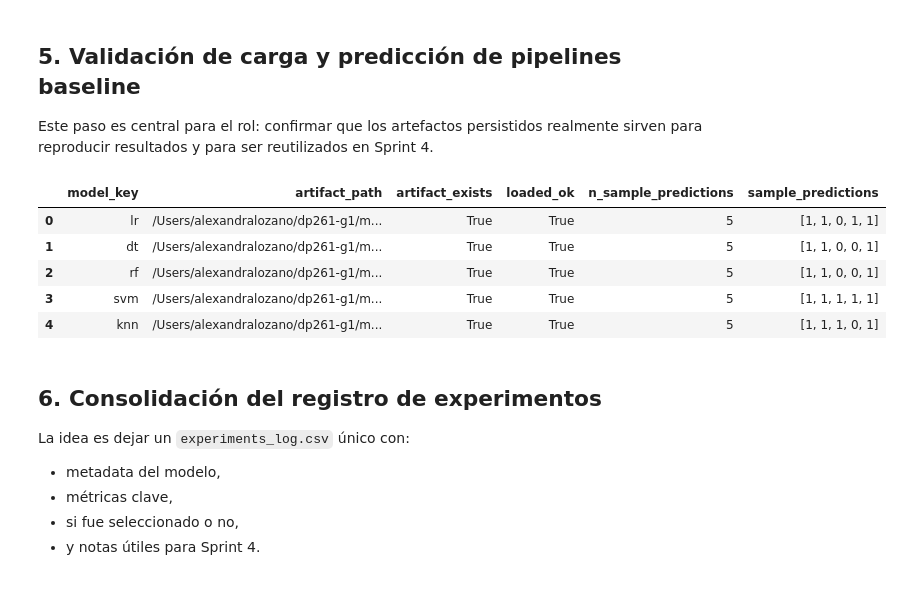
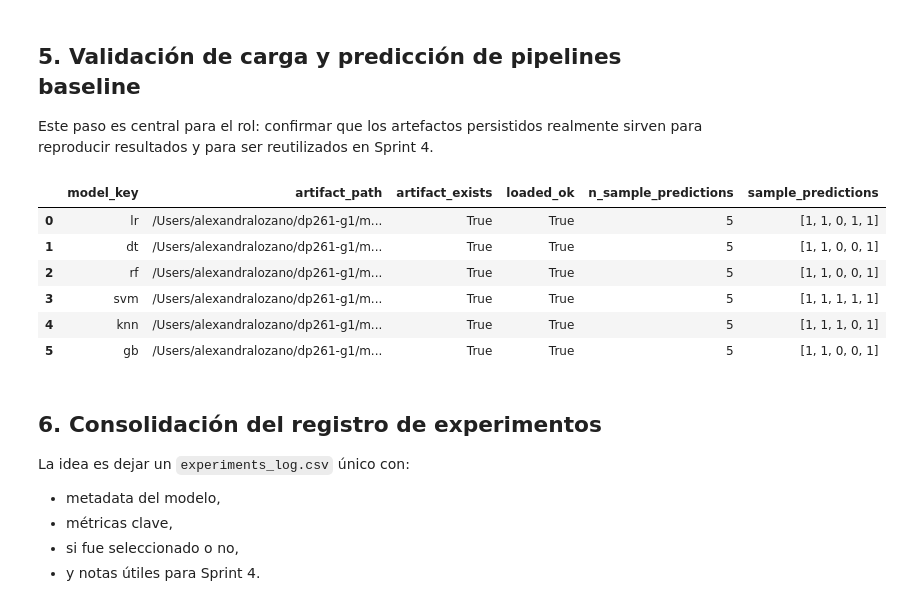
Before and after one commit to pucp-datanalytics/dp261-g1, a Jupyter notebook: notebooks/12_experiment_tracking.ipynb, the cells around one changed output. Cells and saved outputs as stored; diff of their text form; code cells hidden in the pictures.

```diff
--- a/notebooks/12_experiment_tracking.ipynb
+++ b/notebooks/12_experiment_tracking.ipynb
@@ -190,6 +191,7 @@ selected_df: (3, 42)
 ## 5. Validación de carga y predicción de pipelines baseline
 Este paso es central para el rol: confirmar que los artefactos persistidos realmente sirven para reproducir resultados y para ser reutilizados en Sprint 4.
 # %%
+
 model_paths = {
     "lr": MODELS_DIR / "baseline_lr.pkl",
     "dt": MODELS_DIR / "baseline_dt.pkl",
@@ -197,37 +199,37 @@ model_paths = {
     "svm": MODELS_DIR / "baseline_svm.pkl",
     "knn": MODELS_DIR / "baseline_knn.pkl",
     "gb": MODELS_DIR / "baseline_gb.pkl",
-    MODELS_DIR / "baseline_gb.pkl"
 }
 
 X_sample = train_df.drop(columns=[TARGET_COL]).head(5).copy()
 
 validation_rows = []
 loaded_models = {}
 
 for model_key, path in model_paths.items():
     pipe = joblib.load(path)
     preds = pipe.predict(X_sample)
 
     loaded_models[model_key] = pipe
     validation_rows.append({
         "model_key": model_key,
         "artifact_path": str(path),
         "artifact_exists": path.exists(),
         "loaded_ok": True,
         "n_sample_predictions": len(preds),
         "sample_predictions": json.dumps(preds.tolist()),
     })
 
 model_reload_validation_df = pd.DataFrame(validation_rows)
 display(model_reload_validation_df)
 # %% [output]
 |  | model_key | artifact_path | artifact_exists | loaded_ok | n_sample_predictions | sample_predictions |
 | 0 | lr | /Users/alexandralozano/dp261-g1/m... | True | True | 5 | [1, 1, 0, 1, 1] |
 | 1 | dt | /Users/alexandralozano/dp261-g1/m... | True | True | 5 | [1, 1, 0, 0, 1] |
 | 2 | rf | /Users/alexandralozano/dp261-g1/m... | True | True | 5 | [1, 1, 0, 0, 1] |
 | 3 | svm | /Users/alexandralozano/dp261-g1/m... | True | True | 5 | [1, 1, 1, 1, 1] |
 | 4 | knn | /Users/alexandralozano/dp261-g1/m... | True | True | 5 | [1, 1, 1, 0, 1] |
+| 5 | gb | /Users/alexandralozano/dp261-g1/m... | True | True | 5 | [1, 1, 0, 0, 1] |
 # %% [markdown]
 ## 6. Consolidación del registro de experimentos
 La idea es dejar un `experiments_log.csv` único con:
```
Also changed, not shown: parts of 5 cells of this notebook.
